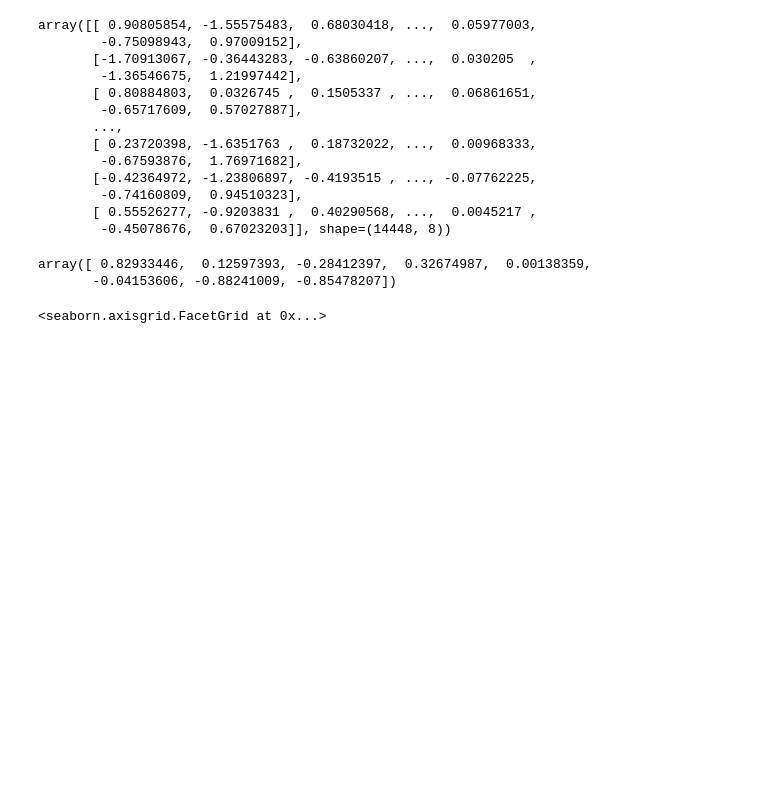
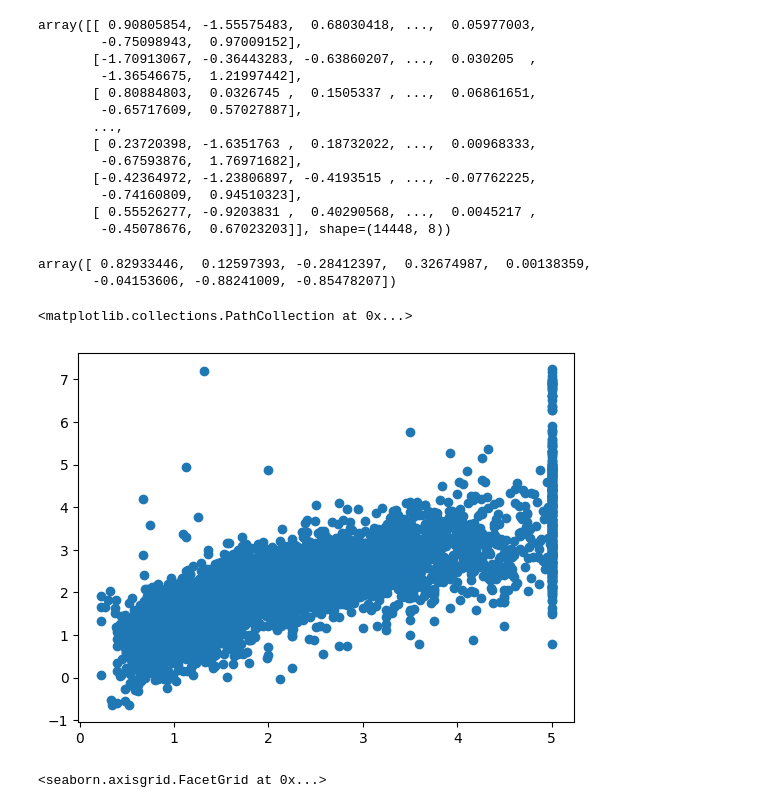
Before and after one commit to NandakrishnanR/ML-Project--end-to-end-implementation, a Jupyter notebook: app.ipynb, the cells around one changed output. Saved outputs shown, nothing was run; the diff lists cells and outputs as text; code cells hidden in the pictures; blank space fills up the shorter version.

```diff
--- a/app.ipynb
+++ b/app.ipynb
@@ -146,6 +146,12 @@ import seaborn as sns
 
 pred = model.predict(X_test)
 residuals = y_test - pred
+# %%
+from matplotlib import pyplot as plt
+plt.scatter(y_test,pred)
+# %% [output]
+<matplotlib.collections.PathCollection at 0x...>
+[figure, added]
 # %%
 sns.displot(residuals, kind='kde')
 #there are some noise or outliers but we get anormal distribution
```
Also changed, not shown: parts of 1 cell of this notebook.
